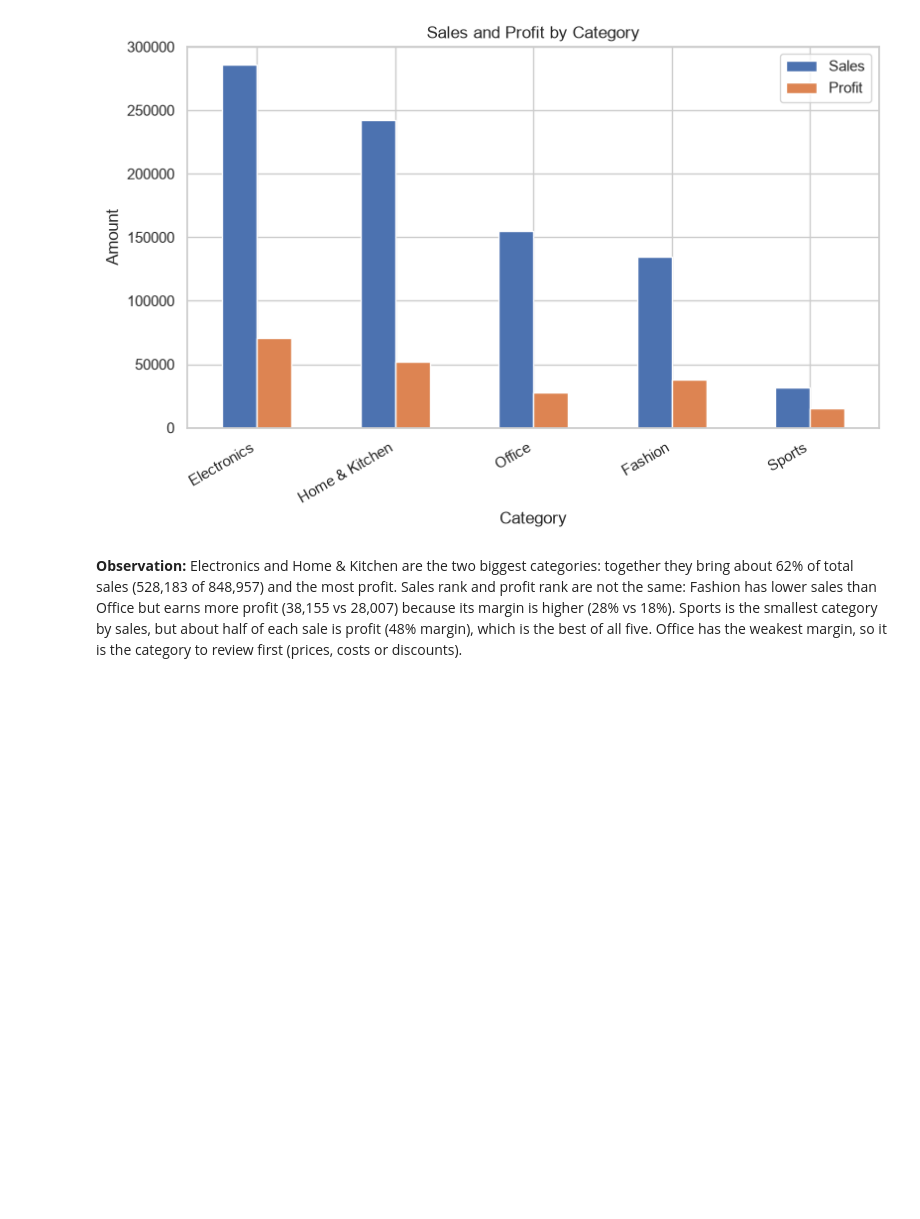
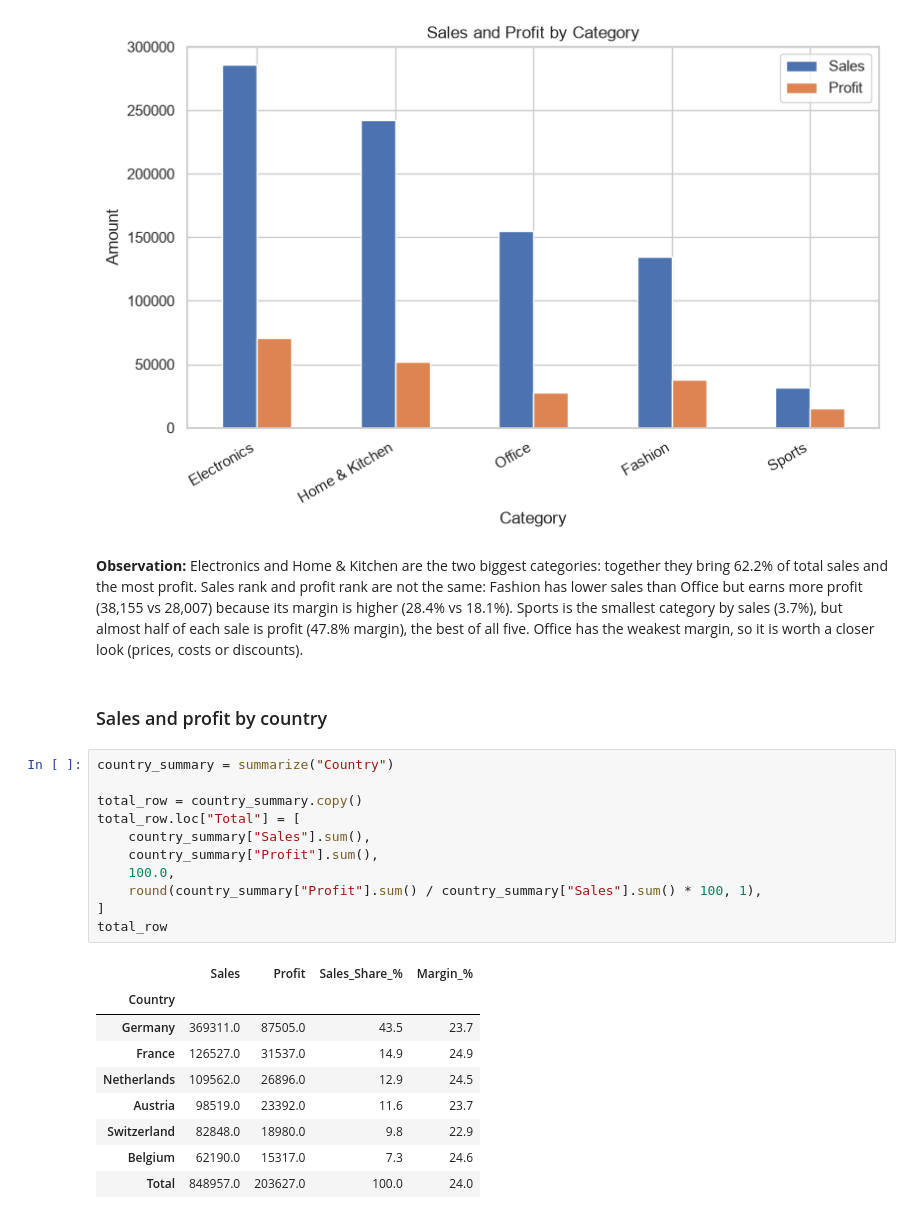
Before and after one commit to ariful3551/Ecommerce-Orders-Analysis, a Jupyter notebook: notebooks/03_eda_visualization.ipynb, the cells around one changed output. Drawn from its saved outputs; the diff is of its cells as text; blank space fills up the shorter version.

```diff
--- a/notebooks/03_eda_visualization.ipynb
+++ b/notebooks/03_eda_visualization.ipynb
@@ -167,4 +170,27 @@ plt.show()
 # %% [output]
 [figure]
 # %% [markdown]
-**Observation:** Electronics and Home & Kitchen are the two biggest categories: together they bring about 62% of total sales (528,183 of 848,957) and the most profit. Sales rank and profit rank are not the same: Fashion has lower sales than Office but earns more profit (38,155 vs 28,007) because its margin is higher (28% vs 18%). Sports is the smallest category by sales, but about half of each sale is profit (48% margin), which is the best of all five. Office has the weakest margin, so it is the category to review first (prices, costs or discounts).
+**Observation:** Electronics and Home & Kitchen are the two biggest categories: together they bring 62.2% of total sales and the most profit. Sales rank and profit rank are not the same: Fashion has lower sales than Office but earns more profit (38,155 vs 28,007) because its margin is higher (28.4% vs 18.1%). Sports is the smallest category by sales (3.7%), but almost half of each sale is profit (47.8% margin), the best of all five. Office has the weakest margin, so it is worth a closer look (prices, costs or discounts).
+# %% [markdown]
+### Sales and profit by country
+# %%
+country_summary = summarize("Country")
+
+total_row = country_summary.copy()
+total_row.loc["Total"] = [
+    country_summary["Sales"].sum(),
+    country_summary["Profit"].sum(),
+    100.0,
+    round(country_summary["Profit"].sum() / country_summary["Sales"].sum() * 100, 1),
+]
+total_row
+# %% [output]
+|  | Sales | Profit | Sales_Share_% | Margin_% |
+| Country |  |  |  |  |
+| Germany | 369311.0 | 87505.0 | 43.5 | 23.7 |
+| France | 126527.0 | 31537.0 | 14.9 | 24.9 |
+| Netherlands | 109562.0 | 26896.0 | 12.9 | 24.5 |
+| Austria | 98519.0 | 23392.0 | 11.6 | 23.7 |
+| Switzerland | 82848.0 | 18980.0 | 9.8 | 22.9 |
+| Belgium | 62190.0 | 15317.0 | 7.3 | 24.6 |
+| Total | 848957.0 | 203627.0 | 100.0 | 24.0 |
```
Also changed, not shown: parts of 6 cells of this notebook, 1 other file.
